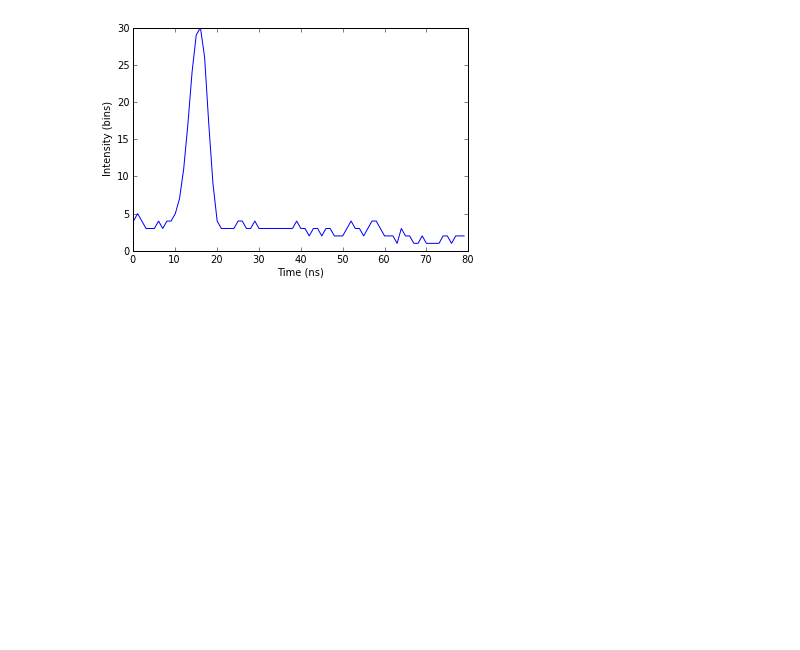
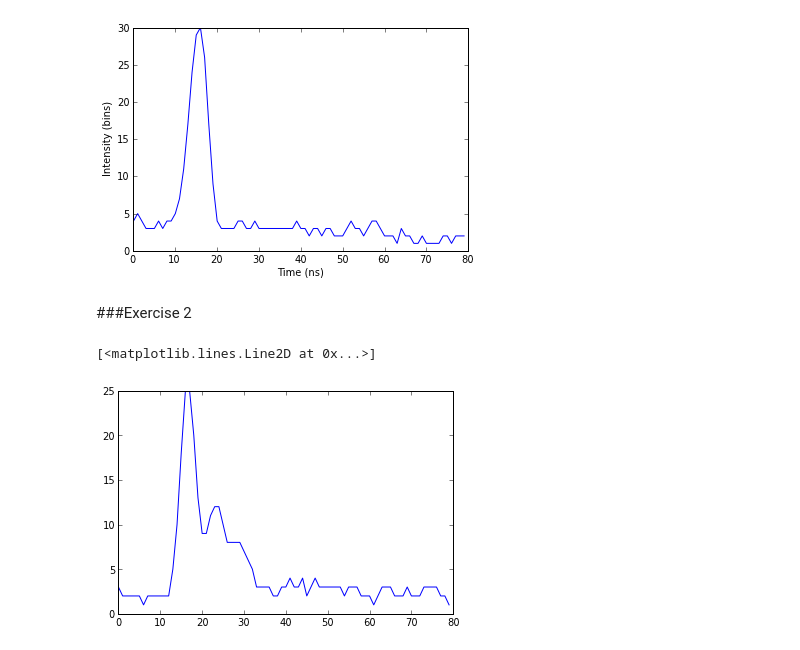
Before and after one commit to rcantwel/PHYS202-S13, a Jupyter notebook: Week10/More Linear Regression and Generic Curve Fitting.ipynb, the cells around one changed output. Drawn from its saved outputs; the diff is of its cells as text; code cells hidden in the pictures; blank space fills up the shorter version.

```diff
--- a/Week10/More Linear Regression and Generic Curve Fitting.ipynb
+++ b/Week10/More Linear Regression and Generic Curve Fitting.ipynb
@@ -100,0 +103,8 @@ def model(t, B, A, mu, sigma):
+# %% [markdown]
+###Exercise 2
+# %%
+data = load("waveform_2.npy")
+plot(data)
+# %% [output]
+[<matplotlib.lines.Line2D at 0x...>]
+[figure, added]
```
Also changed, not shown: parts of 2 cells of this notebook, 1 other file.
